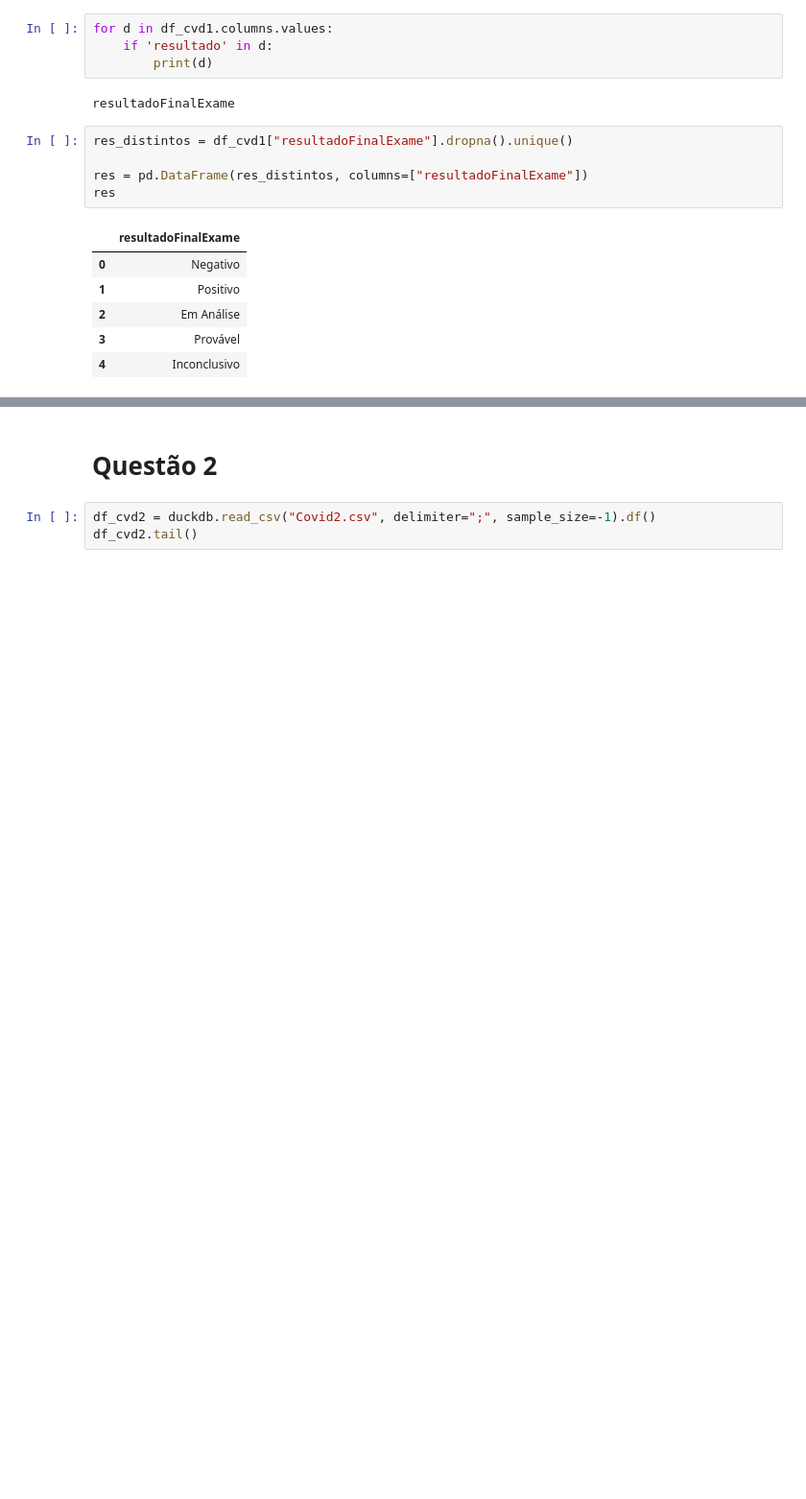
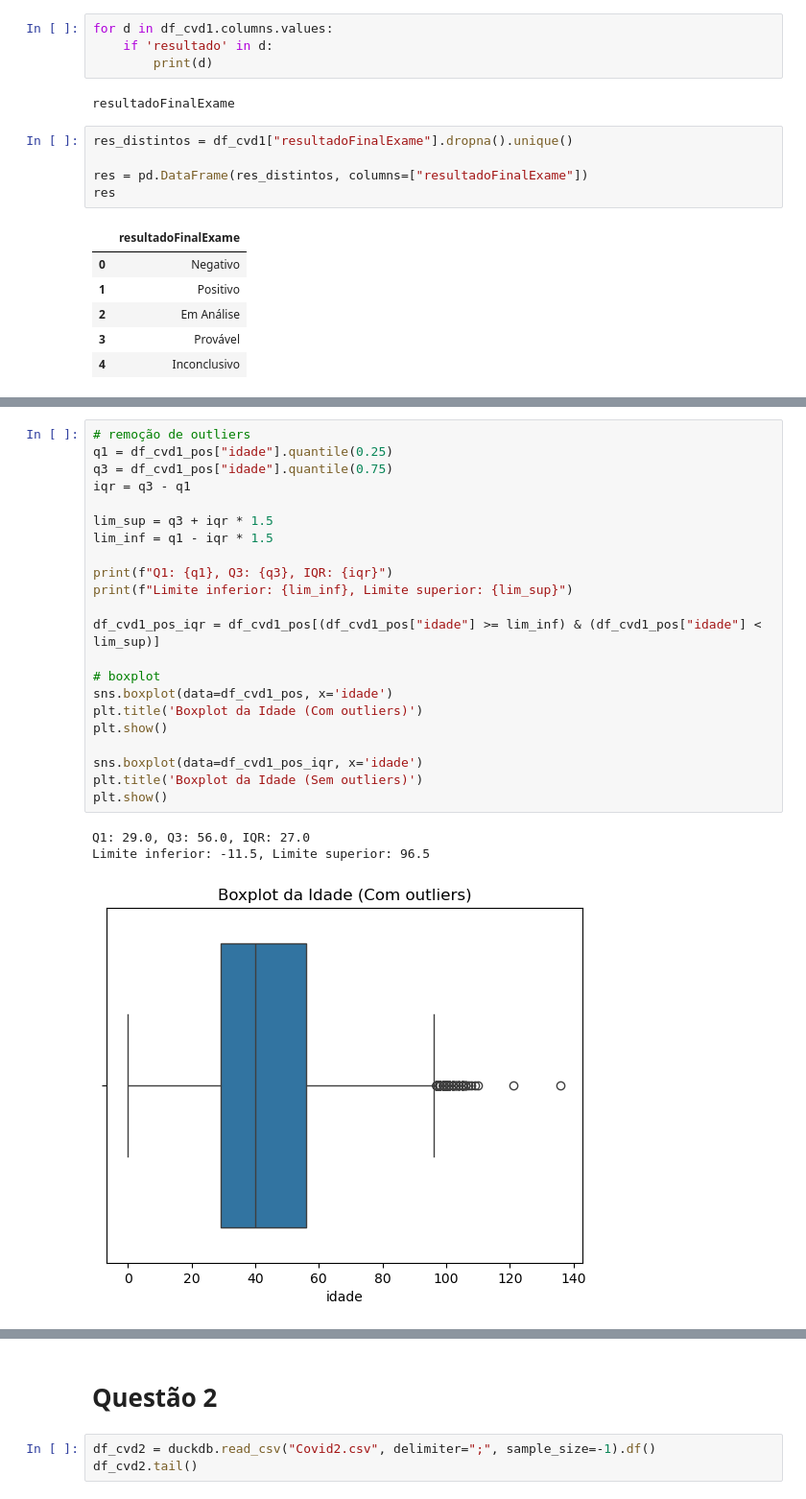
Before and after one commit to joao1pedro/CKP8200-BDA, a Jupyter notebook: trabalhos/trabalho_01/trabalho_1.ipynb, the cells around one changed output, grey strips where cells are left out. Shown: that part at 96% size. Cells and saved outputs as stored; diff of their text form; blank space fills up the shorter version.

```diff
--- a/trabalhos/trabalho_01/trabalho_1.ipynb
+++ b/trabalhos/trabalho_01/trabalho_1.ipynb
@@ -103,3 +104,29 @@ df_cvd1_pos.describe()
 | 75% | 2.320299e+11 | 3.159837e+11 | 230950.000000 | 54.000000 | 1993-05-18 00:00:00 | 2020-09-16 00:00:00 | ... |
 | max | 4.120060e+12 | 3.161133e+11 | 231410.000000 | 167.000000 | 2021-01-17 00:00:00 | 2021-01-24 00:00:00 | ... |
 | std | 8.931346e+10 | 5.987063e+07 | 365.685574 | 19.457904 | NaN | NaN | ... |
+# %%
+# remoção de outliers
+q1 = df_cvd1_pos["idade"].quantile(0.25)
+q3 = df_cvd1_pos["idade"].quantile(0.75)
+iqr = q3 - q1
+
+lim_sup = q3 + iqr * 1.5
+lim_inf = q1 - iqr * 1.5
+
+print(f"Q1: {q1}, Q3: {q3}, IQR: {iqr}")
+print(f"Limite inferior: {lim_inf}, Limite superior: {lim_sup}")
+
+df_cvd1_pos_iqr = df_cvd1_pos[(df_cvd1_pos["idade"] >= lim_inf) & (df_cvd1_pos["idade"] < lim_sup)]
+
+# boxplot
+sns.boxplot(data=df_cvd1_pos, x='idade')
+plt.title('Boxplot da Idade (Com outliers)')
+plt.show()
+
+sns.boxplot(data=df_cvd1_pos_iqr, x='idade')
+plt.title('Boxplot da Idade (Sem outliers)')
+plt.show()
+# %% [output]
+Q1: 29.0, Q3: 56.0, IQR: 27.0
+Limite inferior: -11.5, Limite superior: 96.5
+[figure, added]
```
Also changed, not shown: parts of 5 cells of this notebook, 2 other files.
